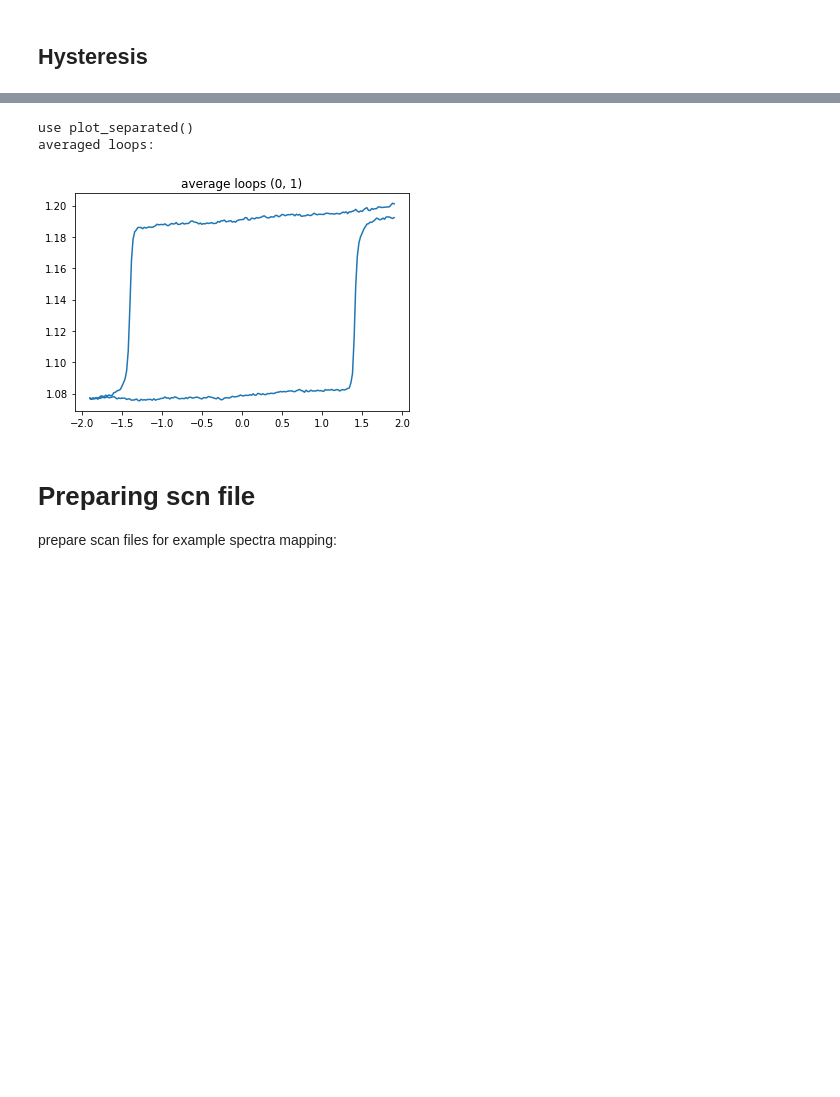
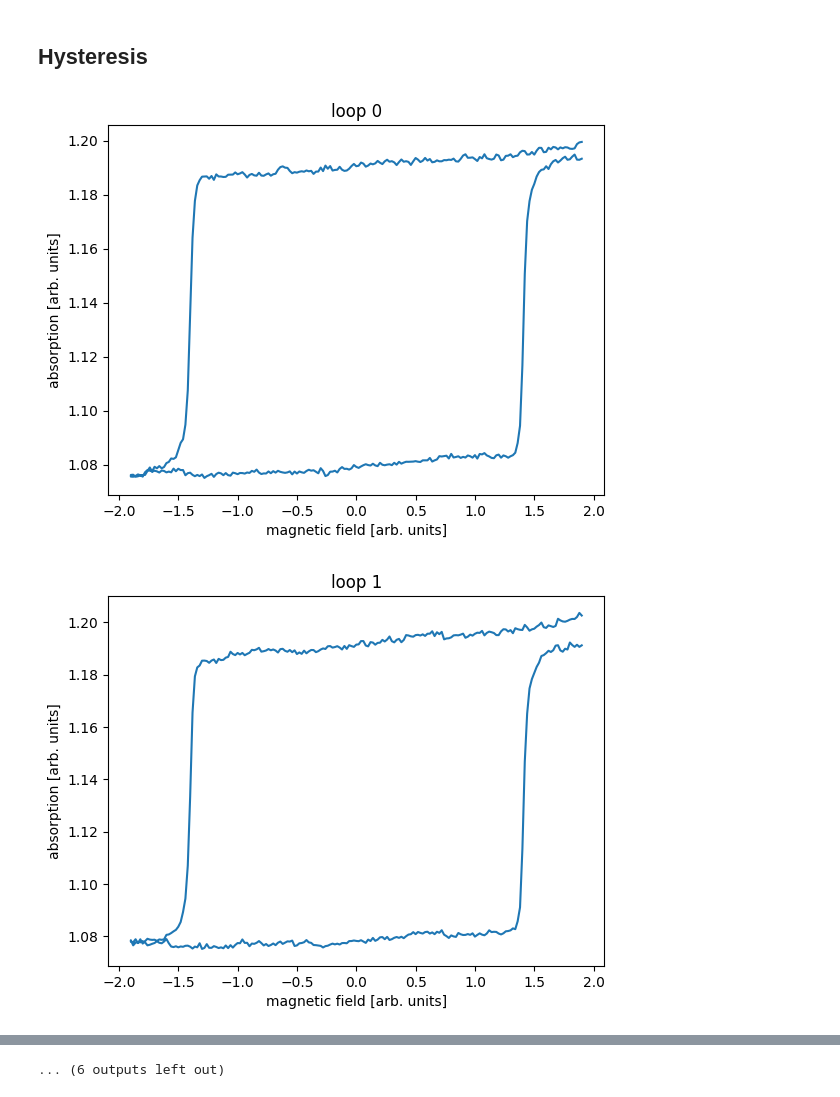
Before and after one commit to gnzng/xaspy, a Jupyter notebook: jupyter_notebooks/BL631_quickcheck.ipynb, the cells around one changed output, grey strips where cells are left out. Saved outputs shown, nothing was run; the diff lists cells and outputs as text; code cells hidden in the pictures; blank space fills up the shorter version.

```diff
--- a/jupyter_notebooks/BL631_quickcheck.ipynb
+++ b/jupyter_notebooks/BL631_quickcheck.ipynb
@@ -175,16 +179,18 @@ plt.show()
 # %%
 ## choose TrajScan file here as a string
 scannumber = '31914-001_0001'
 df = TrajScan(scannumber).df
 
 # adjust energy column, detector and monitor column. ene_cut: energy between the edges
 hystclass = mHYST(df,'Magnet Field','Energy','LY','Clock',ratio='higher/lower')
-hystclass.plot_seperated()
+hystclass.plot_separated()
 
 # now average specific loops
     # return_data = False for plotting
     # return_data = True for data as tuple for further plotting or saving
 
 print('averaged loops:')
 hystclass.average_loops([0,1],return_data = False)
 # %% [output]
+[figure, new version]
+[figure, added]
@@ -191,7 +207 @@ hystclass.average_loops([0,1],return_data = False)
-use plot_separated()
-averaged loops:
+... (6 outputs left out)
-[figure, old version]
-# %% [markdown]
-# Preparing scn file
-
-prepare scan files for example spectra mapping:
```
Also changed, not shown: parts of 6 cells of this notebook, 2 other files.
